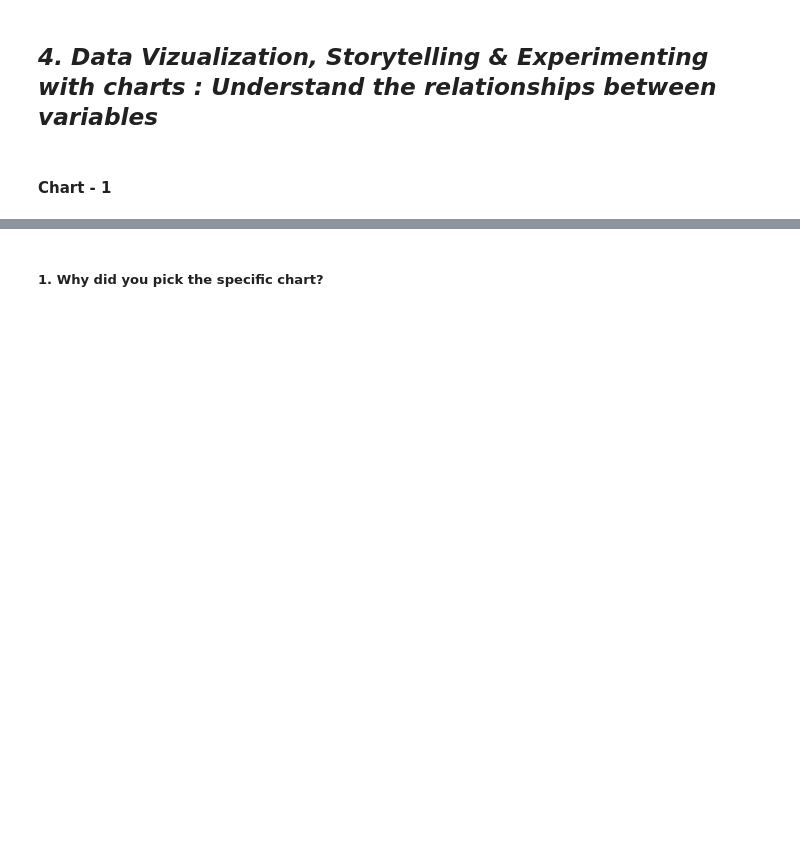
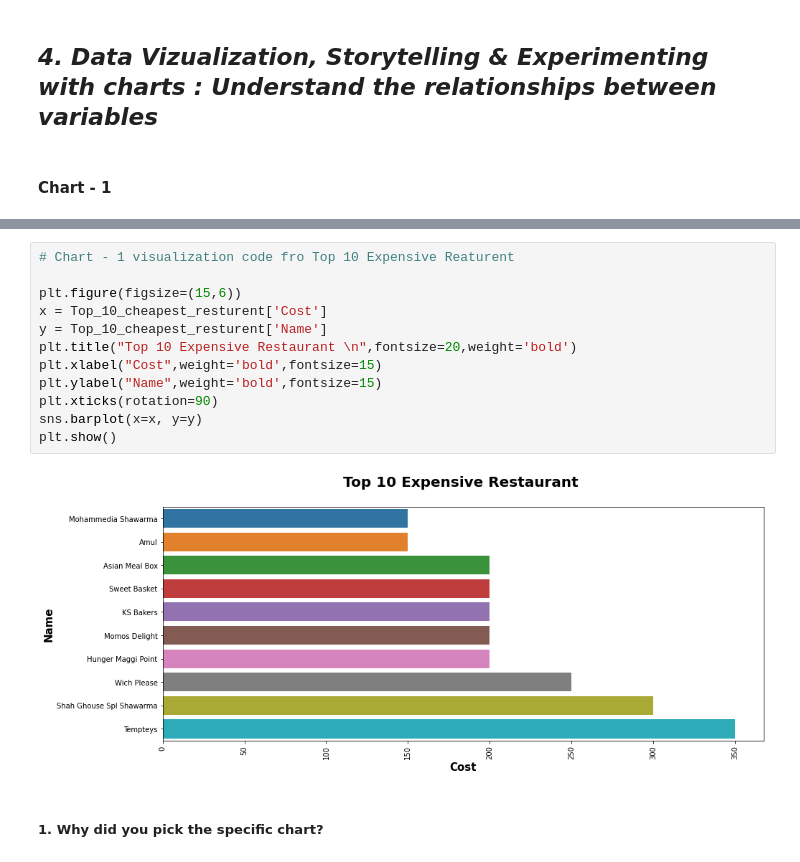
Before and after one commit to Asif-Ansari-bbl/Zomato-Resturent-Clustering-and-Sentiment-Analysis, a Jupyter notebook: Zomato_resturent_Clustering_and_Sentiment_Analysis.ipynb, the cells around one changed output, grey strips where cells are left out. Drawn from its saved outputs; the diff is of its cells as text; blank space fills up the shorter version.

```diff
--- a/Zomato_resturent_Clustering_and_Sentiment_Analysis.ipynb
+++ b/Zomato_resturent_Clustering_and_Sentiment_Analysis.ipynb
@@ -557,3 +612,17 @@ Answer Here.
+# %%
+# Chart - 1 visualization code fro Top 10 Expensive Reaturent
+
+plt.figure(figsize=(15,6))
+x = Top_10_cheapest_resturent['Cost']
+y = Top_10_cheapest_resturent['Name']
+plt.title("Top 10 Expensive Restaurant \n",fontsize=20,weight='bold')
+plt.xlabel("Cost",weight='bold',fontsize=15)
+plt.ylabel("Name",weight='bold',fontsize=15)
+plt.xticks(rotation=90)
+sns.barplot(x=x, y=y)
+plt.show()
+# %% [output]
+[figure, added]
 # %% [markdown]
 ##### 1. Why did you pick the specific chart?
 # %% [markdown]
```
Also changed, not shown: parts of 44 cells of this notebook.
